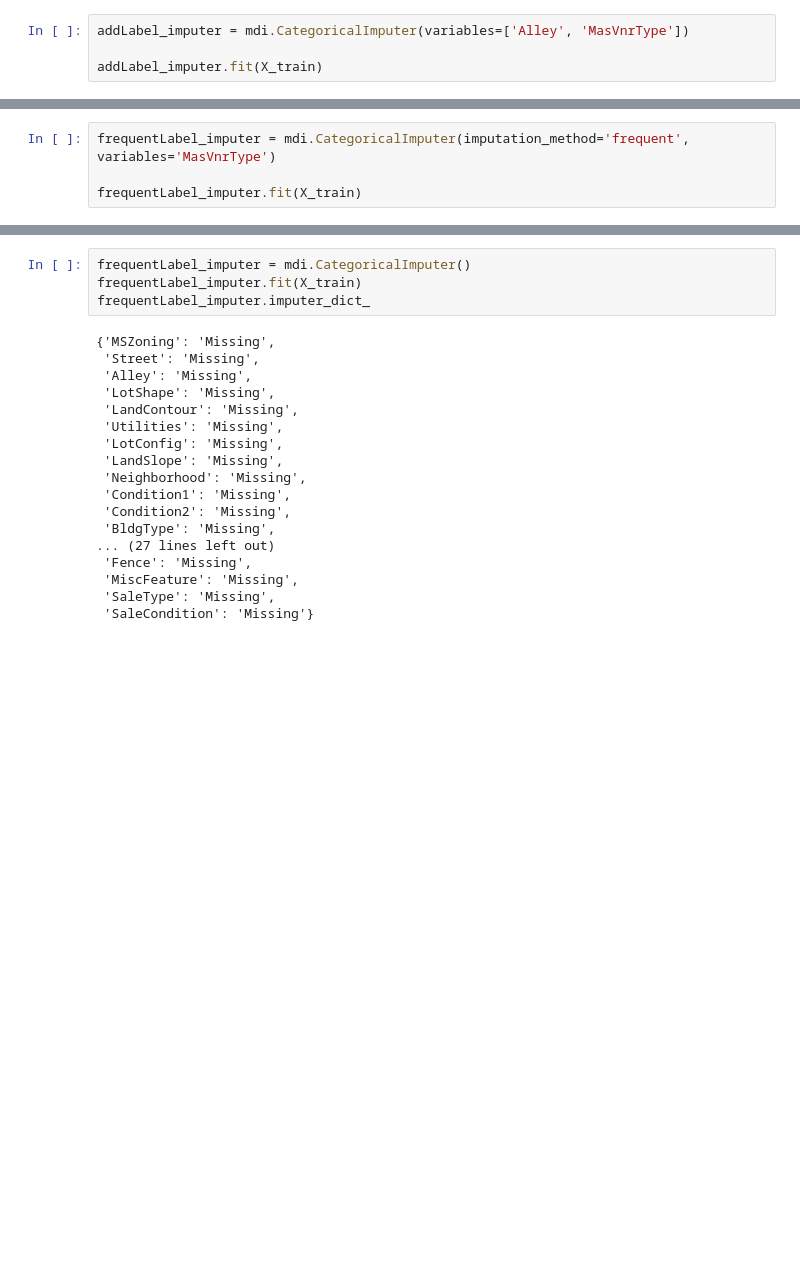
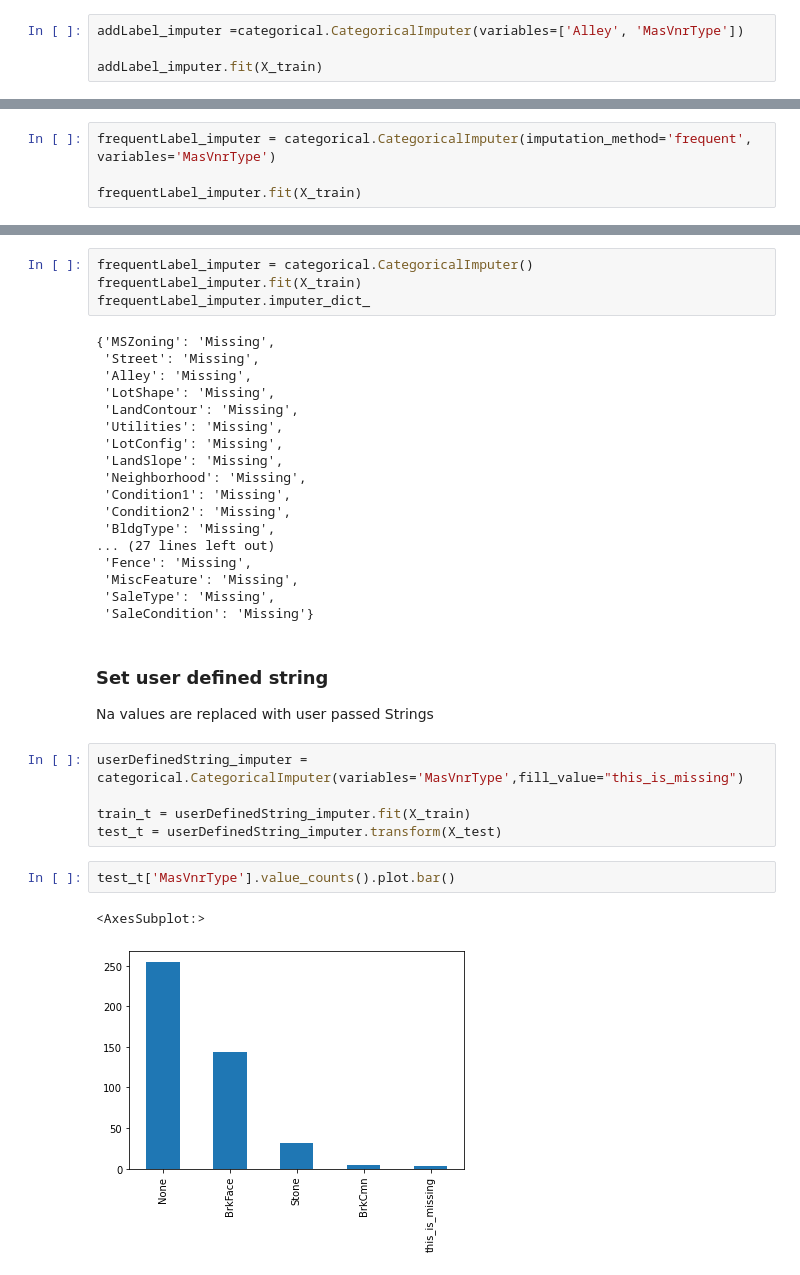
Before and after one commit to feature-engine/feature_engine, a Jupyter notebook: examples/imputation/CategoricalImputer.ipynb, the cells around one changed output, grey strips where cells are left out. Saved outputs shown, nothing was run; the diff lists cells and outputs as text; blank space fills up the shorter version.

Commit message:
imputation notebook review 2

```diff
--- a/examples/imputation/CategoricalImputer.ipynb
+++ b/examples/imputation/CategoricalImputer.ipynb
@@ -62,7 +57,7 @@ X_train['MasVnrType'].value_counts().plot.bar()
 <AxesSubplot:>
 [figure]
 # %%
-addLabel_imputer = mdi.CategoricalImputer(variables=['Alley', 'MasVnrType'])
+addLabel_imputer =categorical.CategoricalImputer(variables=['Alley', 'MasVnrType'])
 
 addLabel_imputer.fit(X_train)
 # %% [output]
@@ -86,7 +81,7 @@ test_t['Alley'].value_counts().plot.bar()
 
 The FrequentCategoryImputer works only with categorical variables. It replaces the NA by the most frequent label, this is by the most popular label in the dataset, for a specific variable.
 # %%
-frequentLabel_imputer = mdi.CategoricalImputer(imputation_method='frequent', variables='MasVnrType')
+frequentLabel_imputer = categorical.CategoricalImputer(imputation_method='frequent', variables='MasVnrType')
 
 frequentLabel_imputer.fit(X_train)
 # %% [output]
@@ -113,7 +116,7 @@ See how the number of observations for None in MasVnrType has increased from 864
 
 When no variable list is passed when calling the imputer, all categorical variables will be selected by the imputer
 # %%
-frequentLabel_imputer = mdi.CategoricalImputer()
+frequentLabel_imputer = categorical.CategoricalImputer()
 frequentLabel_imputer.fit(X_train)
 frequentLabel_imputer.imputer_dict_
 # %% [output]
@@ -134,3 +137,17 @@ frequentLabel_imputer.imputer_dict_
  'MiscFeature': 'Missing',
  'SaleType': 'Missing',
  'SaleCondition': 'Missing'}
+# %% [markdown]
+### Set user defined string
+
+Na values are replaced with user passed Strings
+# %%
+userDefinedString_imputer = categorical.CategoricalImputer(variables='MasVnrType',fill_value="this_is_missing")
+
+train_t = userDefinedString_imputer.fit(X_train)
+test_t = userDefinedString_imputer.transform(X_test)
+# %%
+test_t['MasVnrType'].value_counts().plot.bar()
+# %% [output]
+<AxesSubplot:>
+[figure, added]
```
Also changed, not shown: parts of 7 cells of this notebook, 5 other files.
